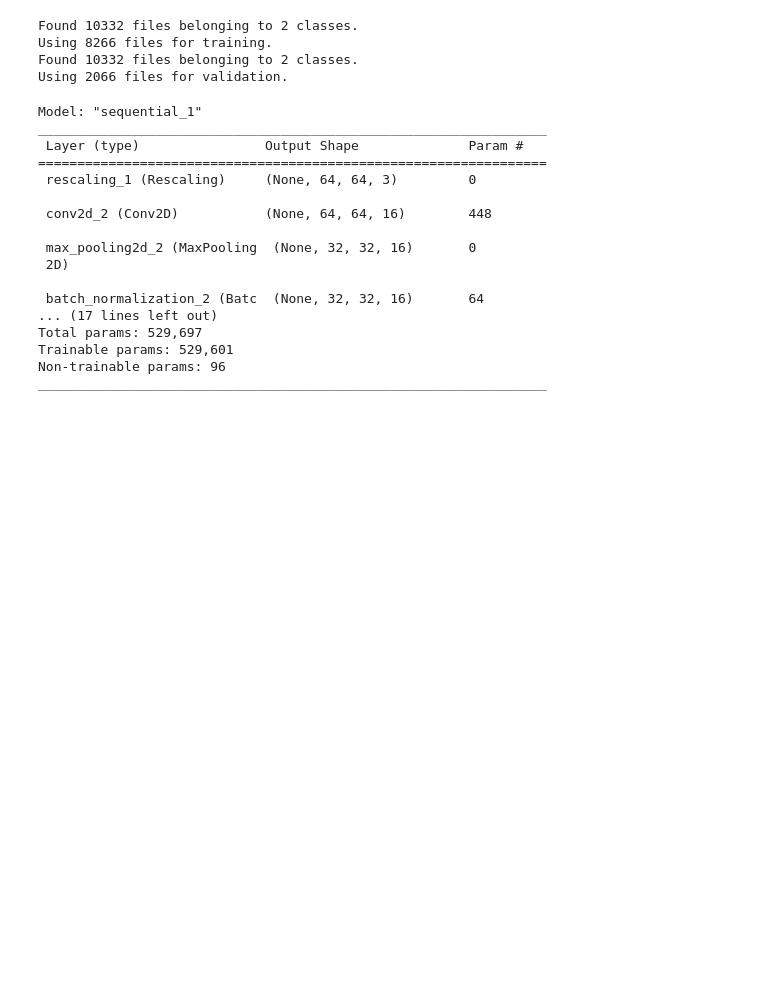
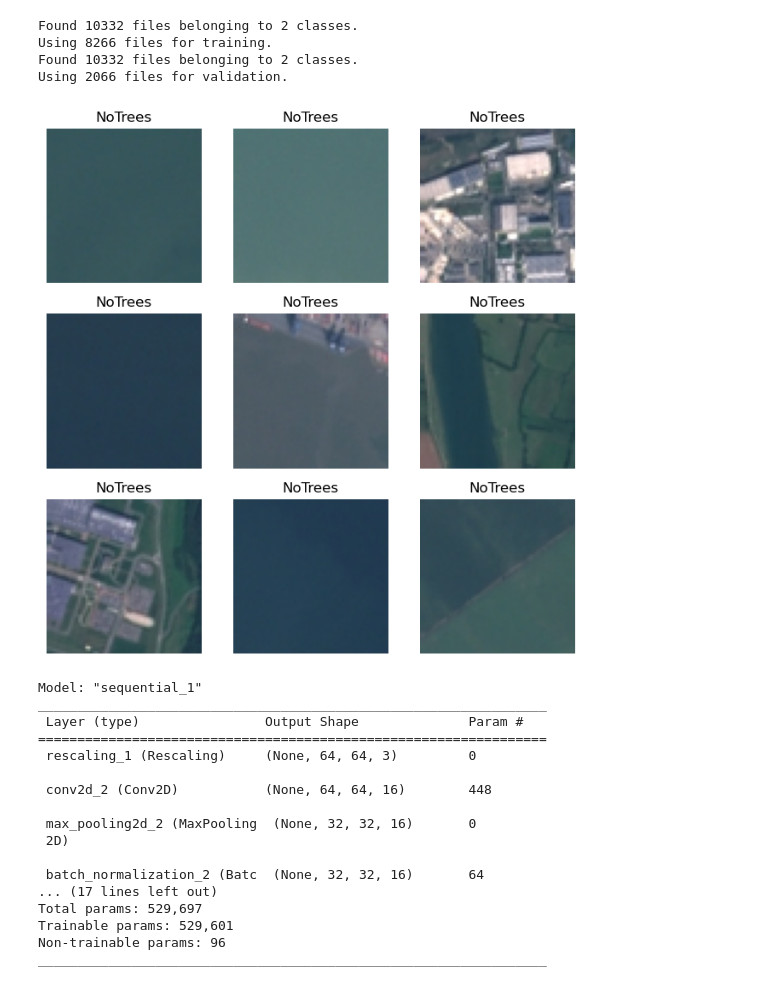
Before and after one commit to ehardwick2/Satellite_Image_Classification, a Jupyter notebook: data_preparation.ipynb, the cells around one changed output. Drawn from its saved outputs; the diff is of its cells as text; code cells hidden in the pictures; blank space fills up the shorter version.

Commit message:
added show of images from training set

```diff
--- a/data_preparation.ipynb
+++ b/data_preparation.ipynb
@@ -44,6 +44,19 @@ Found 10332 files belonging to 2 classes.
 Using 8266 files for training.
 Found 10332 files belonging to 2 classes.
 Using 2066 files for validation.
+# %%
+#show first 9 images and labels from the training set:
+class_names = training.class_names
+
+plt.figure(figsize=(8, 8))
+for images, labels in training.take(1):
+    for i in range(9):
+        ax = plt.subplot(3, 3, i + 1)
+        plt.imshow(images[i].numpy().astype("uint8"))
+        plt.title(class_names[np.argmax(labels[i], axis=None, out=None)])
+        plt.axis("off")
+# %% [output]
+[figure, added]
 # %%
 # build a network from scratch
 from tensorflow.keras import layers
```
